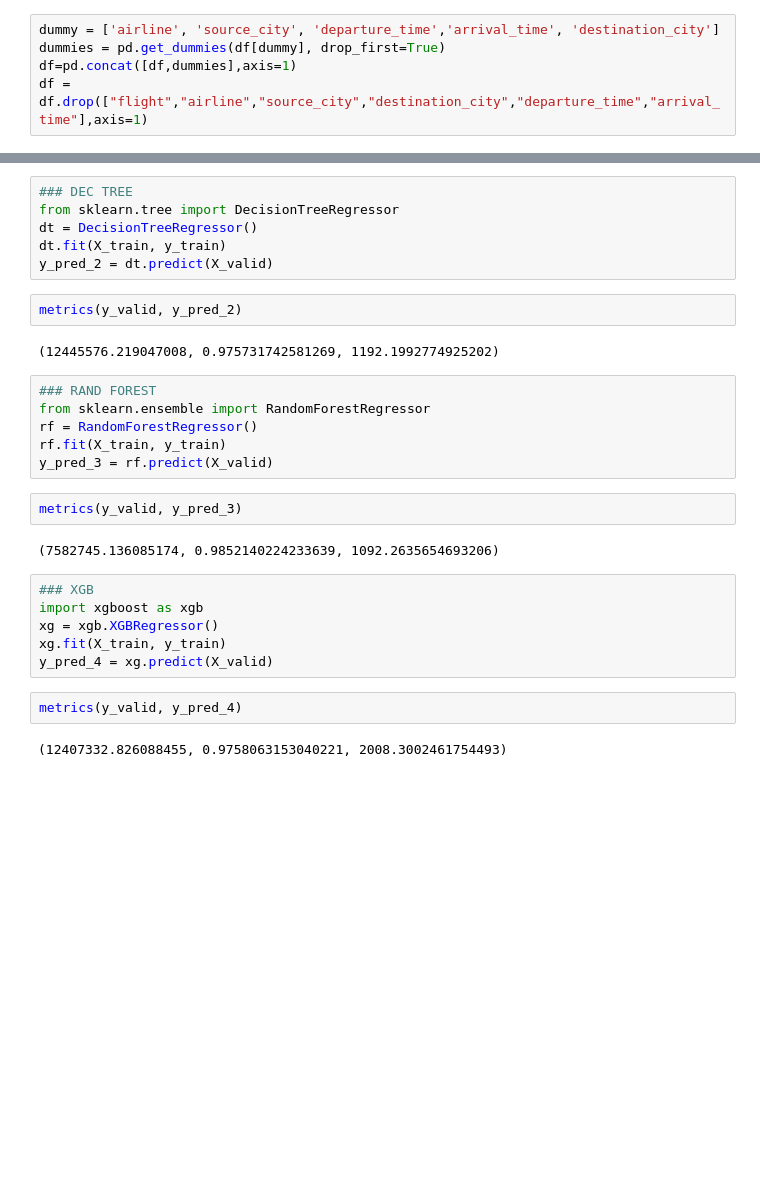
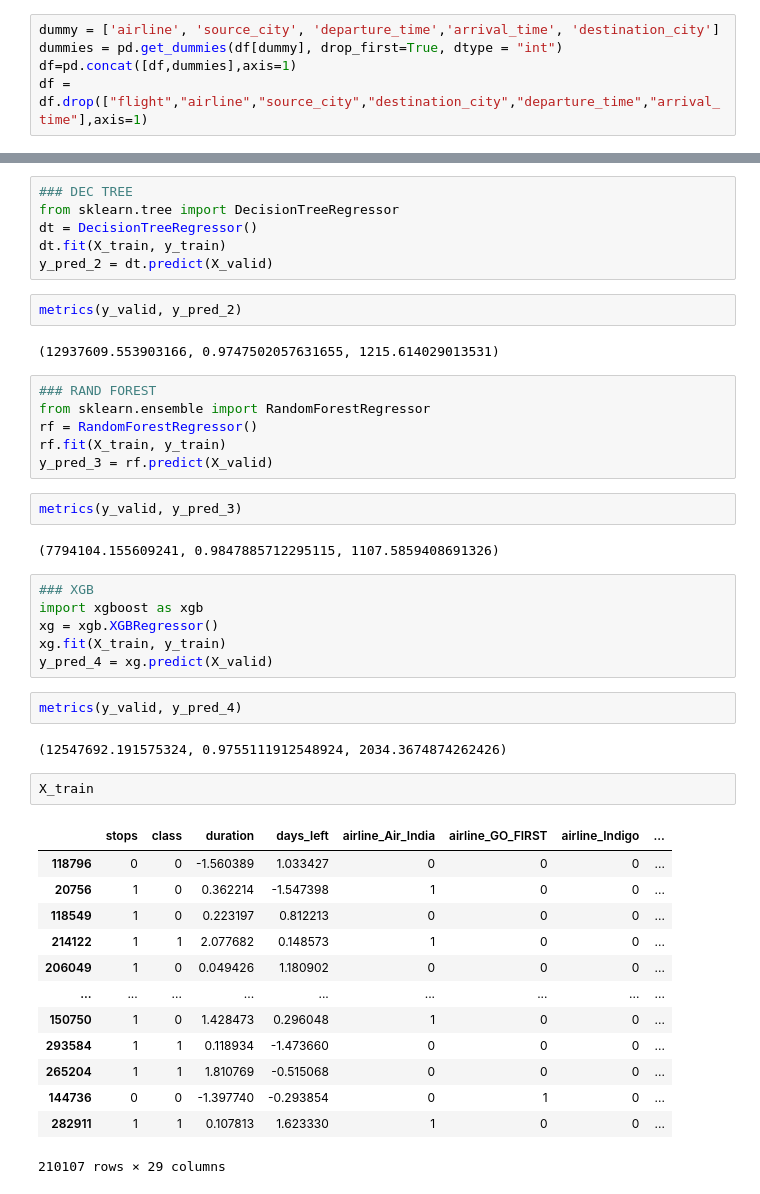
Before and after one commit to jinnn11/Flight-price-prediction, a Jupyter notebook: flight.ipynb, the cells around one changed output, grey strips where cells are left out. Drawn from its saved outputs; the diff is of its cells as text; blank space fills up the shorter version.

```diff
--- a/flight.ipynb
+++ b/flight.ipynb
@@ -261,7 +261,7 @@ Index(['airline', 'flight', 'source_city', 'departure_time', 'stops',
       dtype='object')
 # %%
 dummy = ['airline', 'source_city', 'departure_time','arrival_time', 'destination_city']
-dummies = pd.get_dummies(df[dummy], drop_first=True)
+dummies = pd.get_dummies(df[dummy], drop_first=True, dtype = "int")
 df=pd.concat([df,dummies],axis=1)
 df = df.drop(["flight","airline","source_city","destination_city","departure_time","arrival_time"],axis=1)
 # %%
@@ -309,7 +309,7 @@ y_pred_2 = dt.predict(X_valid)
 # %%
 metrics(y_valid, y_pred_2)
 # %% [output]
-(12445576.219047008, 0.975731742581269, 1192.1992774925202)
+(12937609.553903166, 0.9747502057631655, 1215.614029013531)
 # %%
 ### RAND FOREST
 from sklearn.ensemble import RandomForestRegressor
@@ -319,7 +319,7 @@ y_pred_3 = rf.predict(X_valid)
 # %%
 metrics(y_valid, y_pred_3)
 # %% [output]
-(7582745.136085174, 0.9852140224233639, 1092.2635654693206)
+(7794104.155609241, 0.9847885712295115, 1107.5859408691326)
 # %%
 ### XGB
 import xgboost as xgb
@@ -329,4 +329,20 @@ y_pred_4 = xg.predict(X_valid)
 # %%
 metrics(y_valid, y_pred_4)
 # %% [output]
-(12407332.826088455, 0.9758063153040221, 2008.3002461754493)
+(12547692.191575324, 0.9755111912548924, 2034.3674874262426)
+# %%
+X_train
+# %% [output]
+|  | stops | class | duration | days_left | airline_Air_India | airline_GO_FIRST | airline_Indigo | ... |
+| 118796 | 0 | 0 | -1.560389 | 1.033427 | 0 | 0 | 0 | ... |
+| 20756 | 1 | 0 | 0.362214 | -1.547398 | 1 | 0 | 0 | ... |
+| 118549 | 1 | 0 | 0.223197 | 0.812213 | 0 | 0 | 0 | ... |
+| 214122 | 1 | 1 | 2.077682 | 0.148573 | 1 | 0 | 0 | ... |
+| 206049 | 1 | 0 | 0.049426 | 1.180902 | 0 | 0 | 0 | ... |
+| ... | ... | ... | ... | ... | ... | ... | ... | ... |
+| 150750 | 1 | 0 | 1.428473 | 0.296048 | 1 | 0 | 0 | ... |
+| 293584 | 1 | 1 | 0.118934 | -1.473660 | 0 | 0 | 0 | ... |
+| 265204 | 1 | 1 | 1.810769 | -0.515068 | 0 | 0 | 0 | ... |
+| 144736 | 0 | 0 | -1.397740 | -0.293854 | 0 | 1 | 0 | ... |
+| 282911 | 1 | 1 | 0.107813 | 1.623330 | 1 | 0 | 0 | ... |
+210107 rows × 29 columns
```
Also changed, not shown: parts of 9 cells of this notebook.
